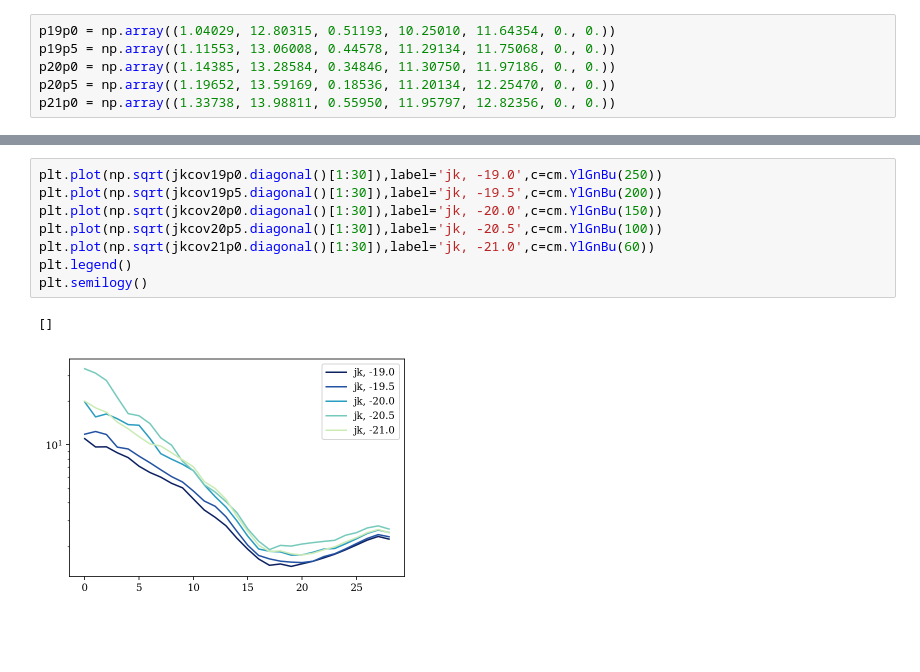
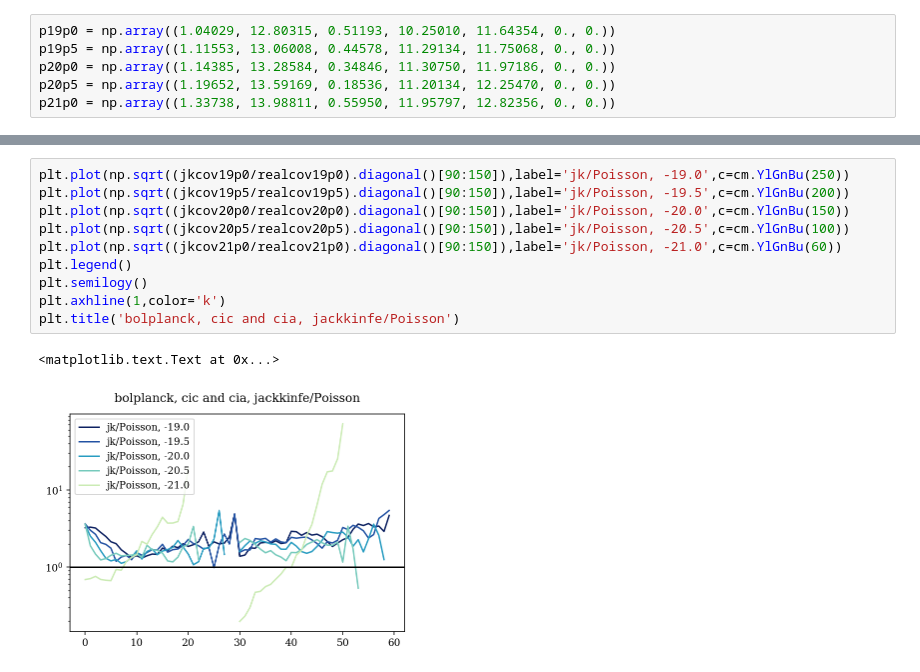
Before and after one commit to KuanWang-Astro/Fisher-paper-version, a Jupyter notebook: Observable_plot.ipynb, the cells around one changed output, grey strips where cells are left out. Drawn from its saved outputs; the diff is of its cells as text; blank space fills up the shorter version.

```diff
--- a/Observable_plot.ipynb
+++ b/Observable_plot.ipynb
@@ -170,11 +223,13 @@ plt.semilogy()
 # %%
-plt.plot(np.sqrt(jkcov19p0.diagonal()[1:30]),label='jk, -19.0',c=cm.YlGnBu(250))
-plt.plot(np.sqrt(jkcov19p5.diagonal()[1:30]),label='jk, -19.5',c=cm.YlGnBu(200))
-plt.plot(np.sqrt(jkcov20p0.diagonal()[1:30]),label='jk, -20.0',c=cm.YlGnBu(150))
-plt.plot(np.sqrt(jkcov20p5.diagonal()[1:30]),label='jk, -20.5',c=cm.YlGnBu(100))
-plt.plot(np.sqrt(jkcov21p0.diagonal()[1:30]),label='jk, -21.0',c=cm.YlGnBu(60))
+plt.plot(np.sqrt((jkcov19p0/realcov19p0).diagonal()[90:150]),label='jk/Poisson, -19.0',c=cm.YlGnBu(250))
+plt.plot(np.sqrt((jkcov19p5/realcov19p5).diagonal()[90:150]),label='jk/Poisson, -19.5',c=cm.YlGnBu(200))
+plt.plot(np.sqrt((jkcov20p0/realcov20p0).diagonal()[90:150]),label='jk/Poisson, -20.0',c=cm.YlGnBu(150))
+plt.plot(np.sqrt((jkcov20p5/realcov20p5).diagonal()[90:150]),label='jk/Poisson, -20.5',c=cm.YlGnBu(100))
+plt.plot(np.sqrt((jkcov21p0/realcov21p0).diagonal()[90:150]),label='jk/Poisson, -21.0',c=cm.YlGnBu(60))
 plt.legend()
 plt.semilogy()
+plt.axhline(1,color='k')
+plt.title('bolplanck, cic and cia, jackkinfe/Poisson')
 # %% [output]
-[]
+<matplotlib.text.Text at 0x...>
-[figure, old version]
+[figure, new version]
```
Also changed, not shown: parts of 23 cells of this notebook, 2 other files.
